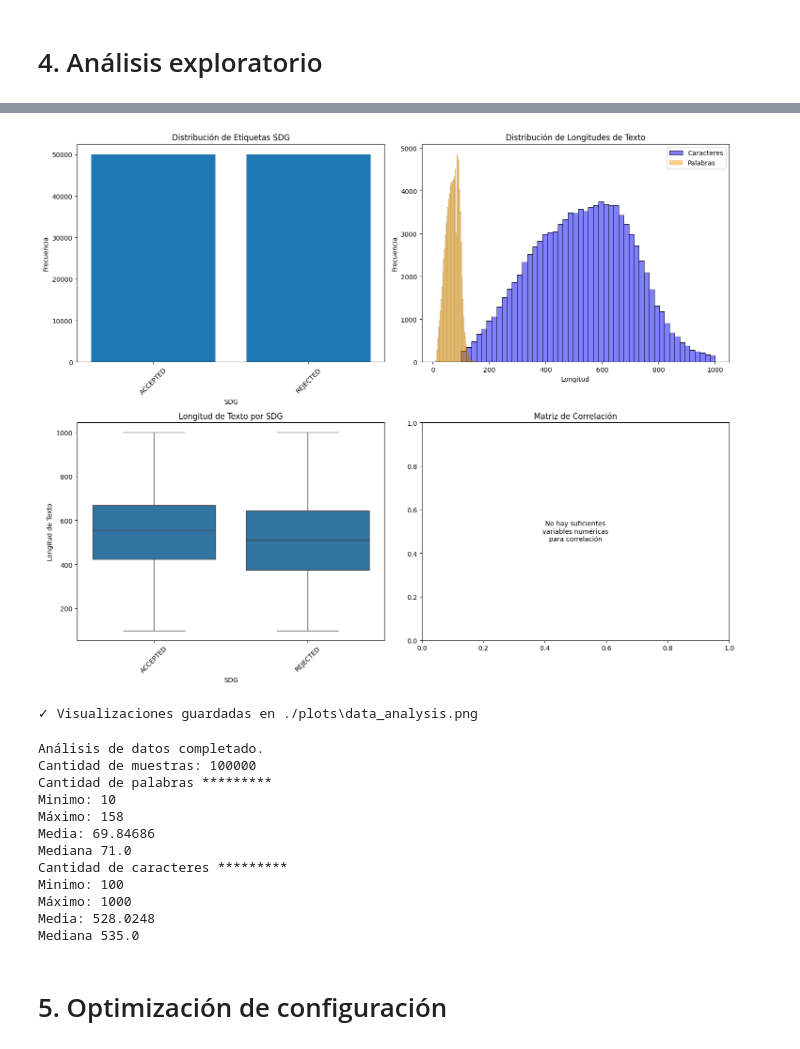
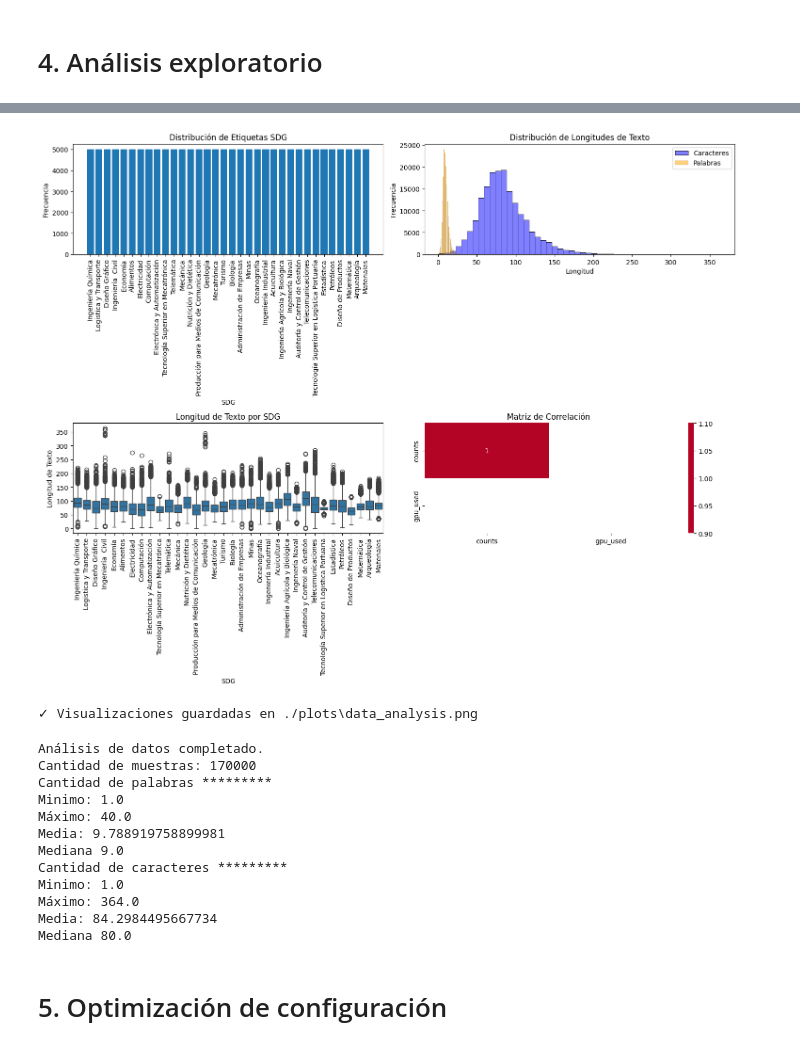
Before and after one commit to stevenaraujo98/project-carrear-classification, a Jupyter notebook: 4_all_models_trad.ipynb, the cells around one changed output, grey strips where cells are left out. Cells and saved outputs as stored; diff of their text form; code cells hidden in the pictures.

Commit message:
train model trad

```diff
--- a/4_all_models_trad.ipynb
+++ b/4_all_models_trad.ipynb
@@ -68,18 +74,17 @@ logging.basicConfig(
 logger = logging.getLogger(__name__)
 # %%
 if USING_COLAB:
-    results_dir = "/content/drive/My Drive/GTSI/Codigos_investigadores/supervised_new_data/results"
-    plots_dir = "/content/drive/My Drive/GTSI/Codigos_investigadores/supervised_new_data/plots"
-    path_dataset = "/content/drive/My Drive/GTSI/Codigos_proyectos_carrera/data"
+    results_dir = "/content/drive/My Drive/GTSI/Codigos_proyectos_carrera/results"
+    plots_dir = "/content/drive/My Drive/GTSI/Codigos_proyectos_carrera/plots"
+    data_dir = "/content/drive/My Drive/GTSI/Codigos_proyectos_carrera/data"
+    models_dir = "/content/drive/My Drive/GTSI/Codigos_proyectos_carrera/models"
     sufix = "colab"
-    models_dir = "/content/drive/My Drive/GTSI/Codigos_investigadores/supervised_new_data/models"
 else:
     results_dir = "./results"
     plots_dir = "./plots"
-    data_dir = "./dataset/local_union"
-    path_dataset = "./data"
+    data_dir = "./data"
+    models_dir = "./models"
     sufix = "colab"
-    models_dir = "./models"
 # %% [markdown]
 # 1. Análisis del sistema
 # %%
@@ -173,8 +178,8 @@ for dir_path in directories:
 # %% [markdown]
 # 3. Dataset
 # %%
-# df = pd.read_csv(data_dir + "/dataset_balansed.csv")
-df = pd.read_csv(data_dir + "/patentes_target_union.csv")
+df = pd.read_csv(data_dir + "/projects_processed_colab.csv")
+df.rename(columns={'CARRERA': 'value'}, inplace=True)
 print(f"✓ Datos cargados: {len(df)} muestras")
 print(f"✓ SDGs únicos: {df['value'].nunique()}") # Sistema de Gestión de Datos
 print(f"✓ Distribución por SDG:") # Stochastic Gradient Descent
@@ -246,6 +232,3 @@ def equal_size_values(df: pd.DataFrame, column_target: str, target_size: int, co
-# %%
-count_rows = 50000
-df = equal_size_values(df, 'value', target_size=count_rows, column_input="text", n=100, m=1000)
 # %%
 # Estadísticas básicas
 text_lengths = df['text'].str.len()
@@ -291,7 +285,7 @@ axes[0, 0].bar(label_counts.index, label_counts.values)
 axes[0, 0].set_title('Distribución de Etiquetas SDG')
 axes[0, 0].set_xlabel('SDG')
 axes[0, 0].set_ylabel('Frecuencia')
-axes[0, 0].tick_params(axis='x', rotation=45)
+axes[0, 0].tick_params(axis='x', rotation=90)
 
 # Distribución de longitudes de texto
 text_lengths_chars = df['text'].str.len() # cantidad de caracteres
@@ -311,35 +305,35 @@ sns.histplot(text_lengths_words, bins=50, color='orange', alpha=0.5, label='Pala
 axes[0, 1].set_title('Distribución de Longitudes de Texto')
 axes[0, 1].set_xlabel('Longitud')
 axes[0, 1].set_ylabel('Frecuencia')
 axes[0, 1].legend()
 
 # Boxplot de longitudes por SDG
 df_plot = df.copy()
 df_plot['text_length'] = df_plot['text'].str.len()
 sns.boxplot(data=df_plot, x='value', y='text_length', ax=axes[1, 0])
 axes[1, 0].set_title('Longitud de Texto por SDG')
 axes[1, 0].set_xlabel('SDG')
 axes[1, 0].set_ylabel('Longitud de Texto')
-axes[1, 0].tick_params(axis='x', rotation=45)
+axes[1, 0].tick_params(axis='x', rotation=90)
 
 # Heatmap de correlación (si hay más columnas numéricas)
 numeric_cols = df.select_dtypes(include=[np.number]).columns
 if len(numeric_cols) > 1:
     corr_matrix = df[numeric_cols].corr()
     sns.heatmap(corr_matrix, annot=True, cmap='coolwarm', center=0, ax=axes[1, 1])
     axes[1, 1].set_title('Matriz de Correlación')
 else:
     axes[1, 1].text(0.5, 0.5, 'No hay suficientes\nvariables numéricas\npara correlación',
                     ha='center', va='center', transform=axes[1, 1].transAxes)
     axes[1, 1].set_title('Matriz de Correlación')
 
 plt.tight_layout()
 plt.savefig(os.path.join(plots_dir, 'data_analysis.png'), dpi=300, bbox_inches='tight')
 plt.show()
 plt.close()
 print("✓ Visualizaciones guardadas en", os.path.join(plots_dir, 'data_analysis.png'))
 # %% [output]
-[figure, old version]
+[figure, new version]
 ✓ Visualizaciones guardadas en ./plots\data_analysis.png
 # %%
 print("Análisis de datos completado.")
@@ -356,17 +350,17 @@ print("Media:", text_lengths_chars.mean())
 print("Mediana", text_lengths_chars.median())
 # %% [output]
 Análisis de datos completado.
-Cantidad de muestras: 100000
+Cantidad de muestras: 170000
 Cantidad de palabras *********
-Minimo: 10
-Máximo: 158
-Media: 69.84686
-Mediana 71.0
+Minimo: 1.0
+Máximo: 40.0
+Media: 9.788919758899981
+Mediana 9.0
 Cantidad de caracteres *********
-Minimo: 100
-Máximo: 1000
-Media: 528.0248
-Mediana 535.0
+Minimo: 1.0
+Máximo: 364.0
+Media: 84.2984495667734
+Mediana 80.0
 # %% [markdown]
 # 5. Optimización de configuración
 # %%
```
Also changed, not shown: parts of 27 cells of this notebook, 4 other files.
